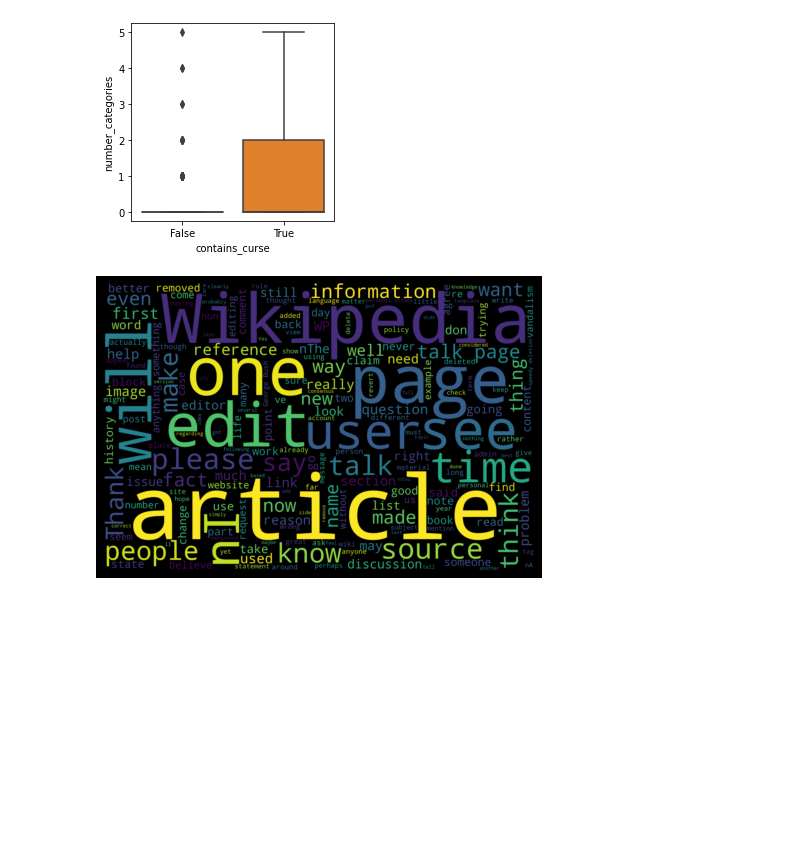
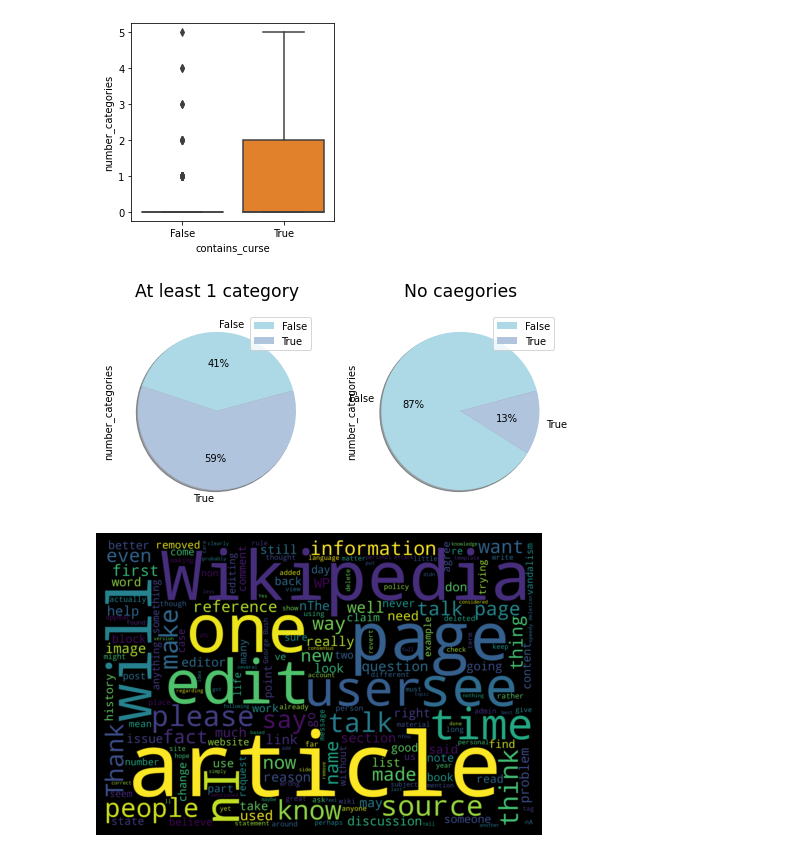
Before and after one commit to orbenishay/Classification, a Jupyter notebook: Toxic_comments_classification.ipynb, the cells around one changed output. Cells and saved outputs as stored; diff of their text form; code cells hidden in the pictures; blank space fills up the shorter version.

```diff
--- a/Toxic_comments_classification.ipynb
+++ b/Toxic_comments_classification.ipynb
@@ -125,6 +125,7 @@ memory usage: 62.6+ KB
 Add columns
 # %%
 traincomments['number_categories']= traincomments.iloc[:, 2:8].sum(axis=1) # categories count
+traincomments['any_category']= traincomments[['toxic','severe_toxic','obscene','threat','insult','identity_hate']].max(axis=1)
 traincomments['exclamation_mark_count']=traincomments['comment_text'].str.count('!') # count '!'
 def find_exclamation_mark_consecutive(x):
     n = 0
@@ -318,6 +321,18 @@ sns.boxplot(x='contains_curse', y='number_categories', hue=None, data=traincomme
 # ax2.set_title("Price distribution by bedrooms - Violin Plot", x=0.4, y=0.95, ha='center', fontsize='xx-large');
 # %% [output]
 [figure]
+# %%
+my_colors = ['lightblue','lightsteelblue','silver','lightseagreen','khaki','peachpuff']
+fig = plt.figure()
+fig.set_size_inches(8,8)
+ax1 = fig.add_subplot(221)
+ax2 = fig.add_subplot(222)
+traincomments[traincomments['any_category']==1].groupby('contains_curse').agg({'number_categories':'count'}).plot.pie(y='number_categories',autopct='%1.f%%', startangle=15,colors=my_colors,shadow = True, ax=ax1)
+traincomments[traincomments['any_category']==0].groupby('contains_curse').agg({'number_categories':'count'}).plot.pie(y='number_categories',autopct='%1.f%%', startangle=15,colors=my_colors,shadow = True, ax=ax2)
+ax1.set_title('At least 1 category', x=0.5, y=1.05, ha='center', fontsize='xx-large');
+ax2.set_title('No caegories', x=0.5, y=1.05, ha='center', fontsize='xx-large');
+# %% [output]
+[figure, added]
 # %%
 text = traincomments['comment_text'].values
 
```
Also changed, not shown: parts of 1 cell of this notebook.
